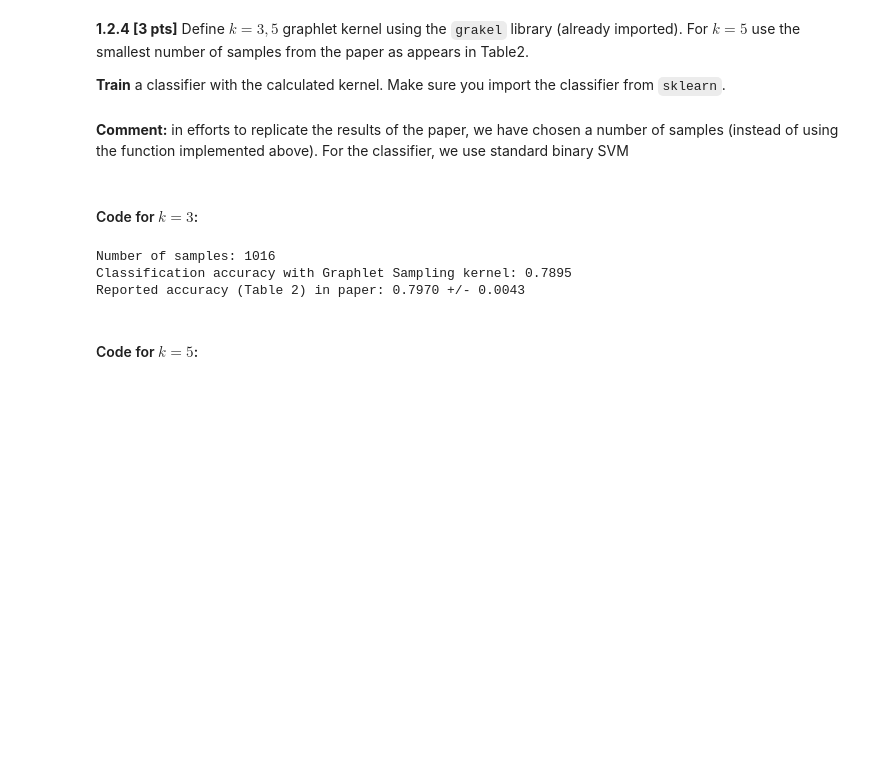
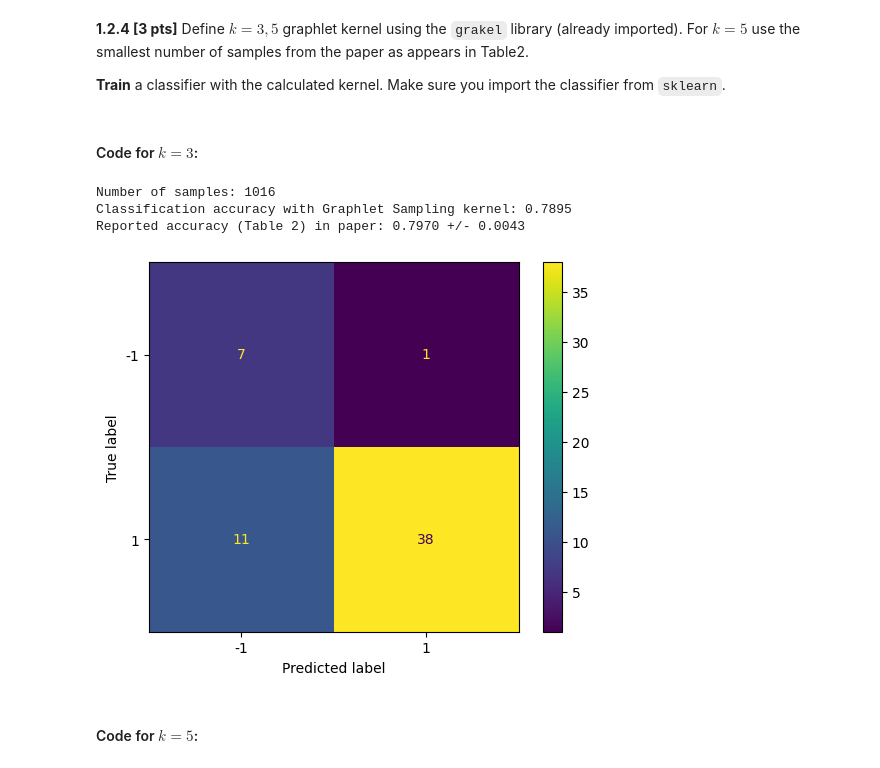
Before and after one commit to kaedejohnson/networkml_epfl_ee452, a Jupyter notebook: nml24_assignment1.ipynb, the cells around one changed output. Saved outputs shown, nothing was run; the diff lists cells and outputs as text; code cells hidden in the pictures; blank space fills up the shorter version.

```diff
--- a/nml24_assignment1.ipynb
+++ b/nml24_assignment1.ipynb
@@ -334,9 +334,10 @@ $n = \lceil \frac{2(log(2))\cdot a - log(\delta)}{\epsilon ^2} \rceil$
 # %%
 import math
 
-def sample_size(k: int, a: int, gamma=0.1, eps=0.1) -> float:
+def sample_size(k: int, N: int, a: int, gamma=0.1, eps=0.1) -> float:
   '''
   k: graphlet size (#nodes)
+  N: graph size (#nodes)
   a: number of unique (disconnected & connected) graphlets
   '''
   # Your solution here #########################################################
@@ -357,8 +359,6 @@ print(sampling)
 **1.2.4 [3 pts]** Define $k=3,5$ graphlet kernel using the `grakel` library (already imported). For $k=5$ use the smallest number of samples from the paper as appears in Table2.
 
 **Train** a classifier with the calculated kernel. Make sure you import the classifier from `sklearn`.
-# %% [markdown]
-**Comment:** in efforts to replicate the results of the paper, we have chosen a number of samples (instead of using the function implemented above). For the classifier, we use standard binary SVM
 # %% [markdown]
 #### Code for $k=3$:
 # %%
@@ -370,45 +370,51 @@ from sklearn.svm import SVC
 
 k = 3
 a = 4
+N = -1000 # once again, N doesn't matter here
 
 # Your solution here ###########################################################
 
-n_samples = sample_size(k, a, 0.1, 0.1)
+n_samples = sample_size(k, N, a)
 print('Number of samples:', n_samples)
 
 # ^^^^^^^^^^^^^^^^^^^^^^^^^^^^^^^^^^^^^^^^^^^^^^^^^^^^^^^^^^^^^^^^^^^^^^^^^^^^^^
 
 graphlet_kernel = GraphKernel(kernel={"name": "graphlet_sampling", "k": k, "sampling": {"n_samples": n_samples}}, normalize=True, random_state=seed)
 
 # Convert networkX graphs to grakel
 G_train_gk = graph_from_networkx(G_train)
 G_test_gk = graph_from_networkx(G_test)
 
 
 # Your solution here ###########################################################
 
 K_train = graphlet_kernel.fit_transform(G_train_gk)
 K_test = graphlet_kernel.transform(G_test_gk)
 
-
 # Train a classifier on the training set
 clf = SVC(kernel='precomputed', random_state=seed)
 clf.fit(K_train, y_train)
 
 # ^^^^^^^^^^^^^^^^^^^^^^^^^^^^^^^^^^^^^^^^^^^^^^^^^^^^^^^^^^^^^^^^^^^^^^^^^^^^^^
-
 
 # Predict the labels of the test set
 y_pred = clf.predict(K_test)
 
 # Calculate the accuracy of the predictions
 accuracy = accuracy_score(y_test, y_pred)
 print(f"Classification accuracy with Graphlet Sampling kernel: {accuracy:.4f}")
 print(f'Reported accuracy (Table 2) in paper: 0.7970 +/- 0.0043')
+
+# Confusion matrix (added by students)
+cm = metrics.confusion_matrix(y_pred, y_test, labels=[-1,1])
+disp = metrics.ConfusionMatrixDisplay(confusion_matrix=cm, display_labels=classifier.classes_)
+disp.plot()
+plt.show()
 # %% [output]
 Number of samples: 1016
 Classification accuracy with Graphlet Sampling kernel: 0.7895
 Reported accuracy (Table 2) in paper: 0.7970 +/- 0.0043
+[figure, added]
 # %% [markdown]
 #### Code for $k=5$:
 # %%
```
Also changed, not shown: parts of 16 cells of this notebook.
